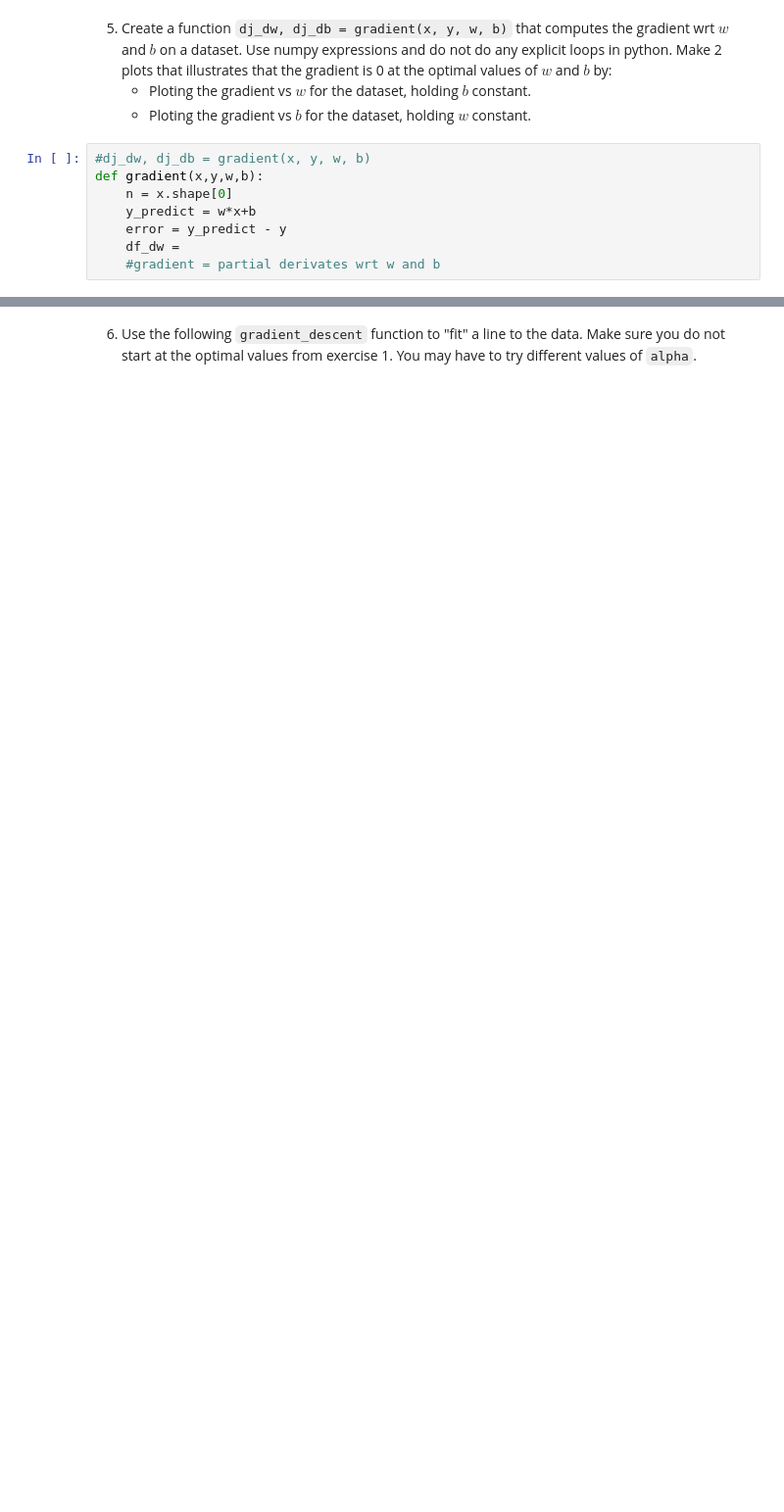
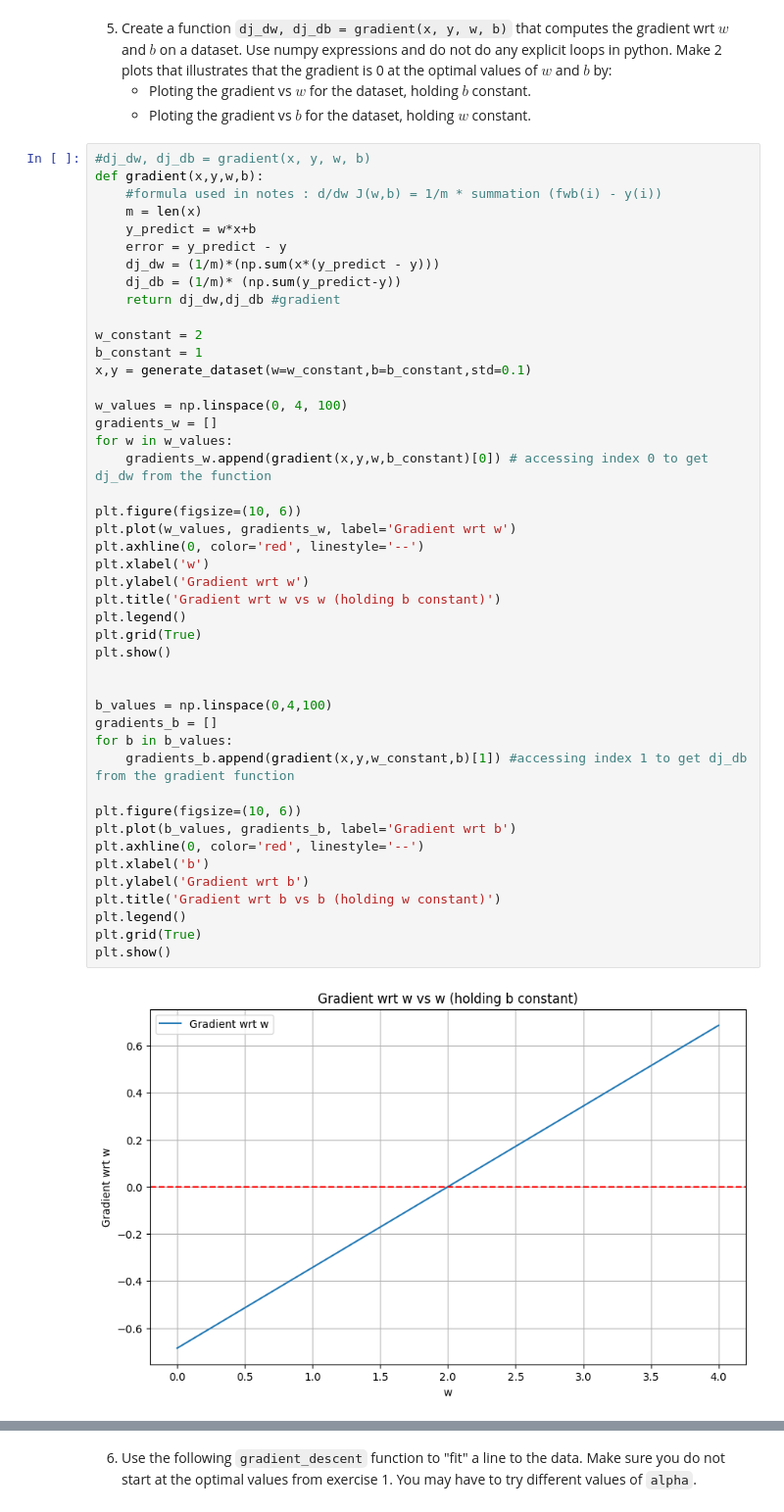
Before and after one commit to s-omarali/DSML2024F, a Jupyter notebook: Labs/Lab.1/Lab.1.ipynb, the cells around one changed output, grey strips where cells are left out. Shown at 98% size. Saved outputs shown, nothing was run; the diff lists cells and outputs as text; blank space fills up the shorter version.

```diff
--- a/Labs/Lab.1/Lab.1.ipynb
+++ b/Labs/Lab.1/Lab.1.ipynb
@@ -186,8 +186,47 @@ plt.show()
 # %%
 #dj_dw, dj_db = gradient(x, y, w, b)
 def gradient(x,y,w,b):
-    n = x.shape[0]
+    #formula used in notes : d/dw J(w,b) = 1/m * summation (fwb(i) - y(i))
+    m = len(x)
     y_predict = w*x+b
     error = y_predict - y
-    df_dw =
-    #gradient = partial derivates wrt w and b
+    dj_dw = (1/m)*(np.sum(x*(y_predict - y)))
+    dj_db = (1/m)* (np.sum(y_predict-y))
+    return dj_dw,dj_db #gradient
+
+w_constant = 2
+b_constant = 1
+x,y = generate_dataset(w=w_constant,b=b_constant,std=0.1)
+
+w_values = np.linspace(0, 4, 100)
+gradients_w = []
+for w in w_values:
+    gradients_w.append(gradient(x,y,w,b_constant)[0]) # accessing index 0 to get dj_dw from the function
+
+plt.figure(figsize=(10, 6))
+plt.plot(w_values, gradients_w, label='Gradient wrt w')
+plt.axhline(0, color='red', linestyle='--')
+plt.xlabel('w')
+plt.ylabel('Gradient wrt w')
+plt.title('Gradient wrt w vs w (holding b constant)')
+plt.legend()
+plt.grid(True)
+plt.show()
+
+
+b_values = np.linspace(0,4,100)
+gradients_b = []
+for b in b_values:
+    gradients_b.append(gradient(x,y,w_constant,b)[1]) #accessing index 1 to get dj_db from the gradient function
+
+plt.figure(figsize=(10, 6))
+plt.plot(b_values, gradients_b, label='Gradient wrt b')
+plt.axhline(0, color='red', linestyle='--')
+plt.xlabel('b')
+plt.ylabel('Gradient wrt b')
+plt.title('Gradient wrt b vs b (holding w constant)')
+plt.legend()
+plt.grid(True)
+plt.show()
+# %% [output]
+[figure, added]
```
Also changed, not shown: parts of 8 cells of this notebook.
